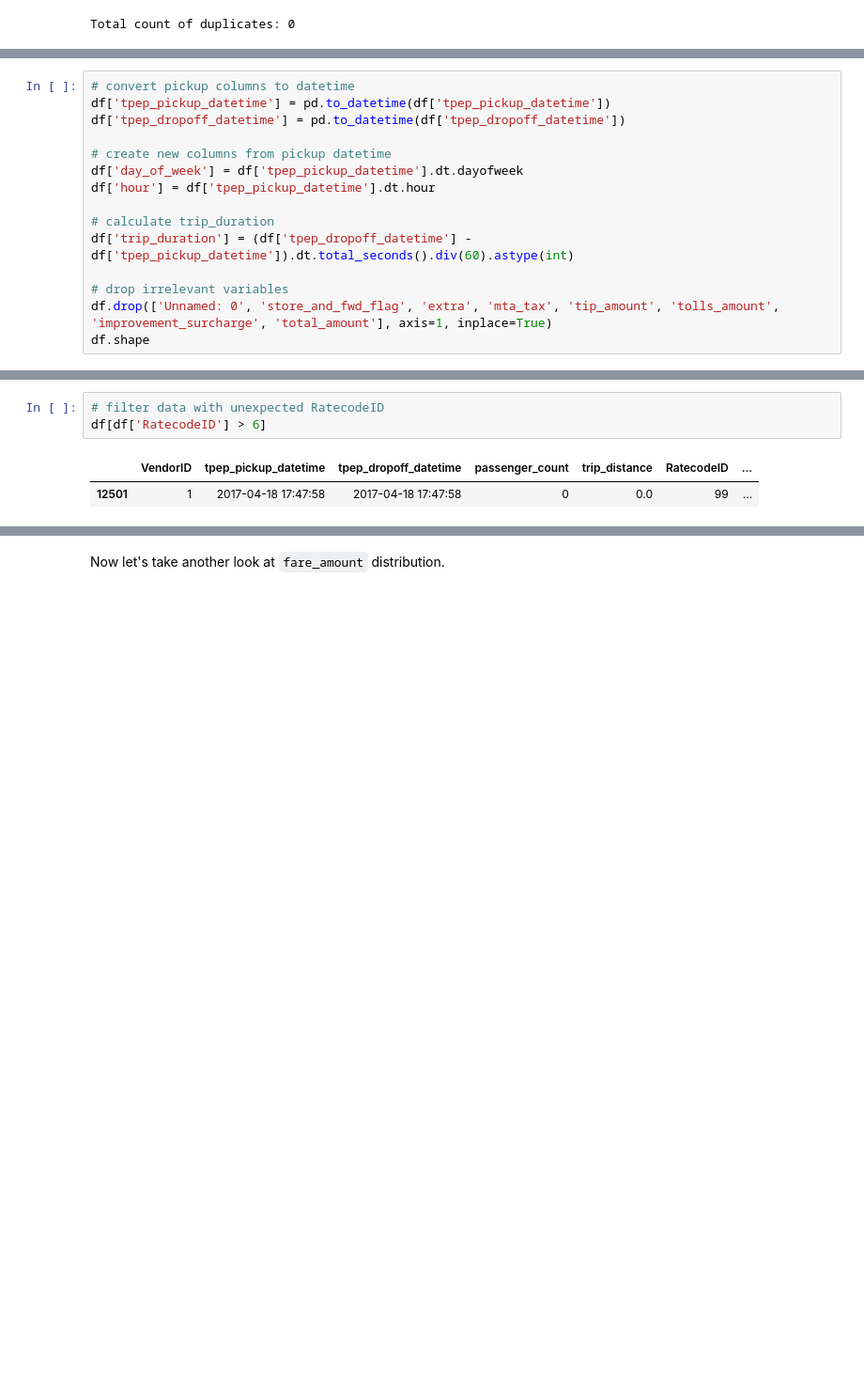
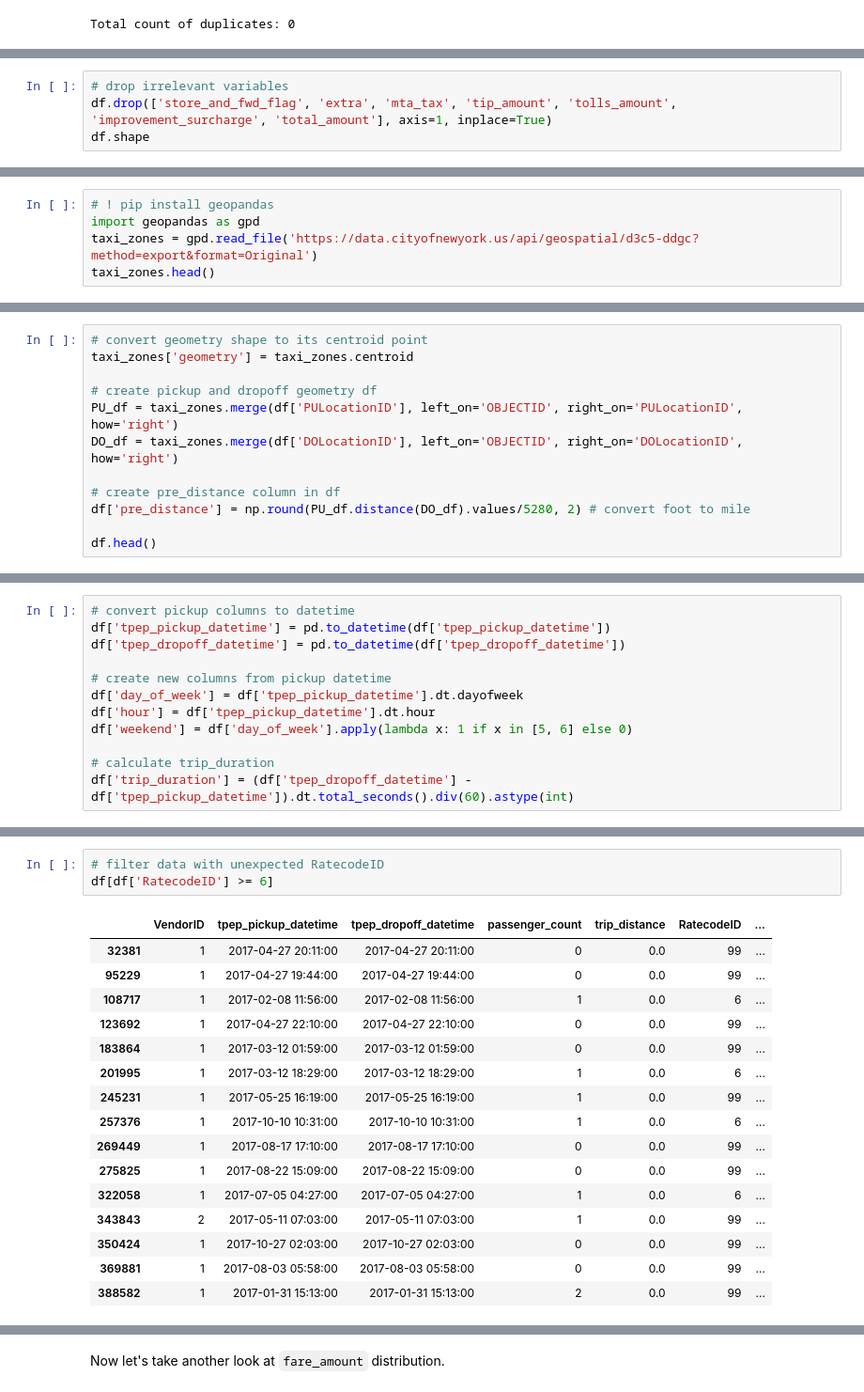
Before and after one commit to maanh96/gg-advanced-data-analytics, a Jupyter notebook: Automatidata/Automatidata project.ipynb, the cells around one changed output, grey strips where cells are left out. Shown at 94% size. Cells and saved outputs as stored; diff of their text form; blank space fills up the shorter version.

```diff
--- a/Automatidata/Automatidata project.ipynb
+++ b/Automatidata/Automatidata project.ipynb
@@ -108 +113,5 @@ The purpose of our project is to develop a regression model that helps estimate
 - Other features are likely irrelevant in our project and would be safe to be dropped.
+# %%
+# drop irrelevant variables
+df.drop(['store_and_fwd_flag', 'extra', 'mta_tax', 'tip_amount', 'tolls_amount', 'improvement_surcharge', 'total_amount'], axis=1, inplace=True)
+df.shape
@@ -108,0 +122,5 @@ The purpose of our project is to develop a regression model that helps estimate
+# %%
+# ! pip install geopandas
+import geopandas as gpd
+taxi_zones = gpd.read_file('https://data.cityofnewyork.us/api/geospatial/d3c5-ddgc?method=export&format=Original')
+taxi_zones.head()
@@ -108,0 +139,12 @@ The purpose of our project is to develop a regression model that helps estimate
+# %%
+# convert geometry shape to its centroid point
+taxi_zones['geometry'] = taxi_zones.centroid
+
+# create pickup and dropoff geometry df
+PU_df = taxi_zones.merge(df['PULocationID'], left_on='OBJECTID', right_on='PULocationID', how='right')
+DO_df = taxi_zones.merge(df['DOLocationID'], left_on='OBJECTID', right_on='DOLocationID', how='right')
+
+# create pre_distance column in df
+df['pre_distance'] = np.round(PU_df.distance(DO_df).values/5280, 2) # convert foot to mile
+
+df.head()
@@ -114,10 +165,7 @@ df['tpep_dropoff_datetime'] = pd.to_datetime(df['tpep_dropoff_datetime'])
 # create new columns from pickup datetime
 df['day_of_week'] = df['tpep_pickup_datetime'].dt.dayofweek
 df['hour'] = df['tpep_pickup_datetime'].dt.hour
+df['weekend'] = df['day_of_week'].apply(lambda x: 1 if x in [5, 6] else 0)
 
 # calculate trip_duration
 df['trip_duration'] = (df['tpep_dropoff_datetime'] - df['tpep_pickup_datetime']).dt.total_seconds().div(60).astype(int)
-
-# drop irrelevant variables
-df.drop(['Unnamed: 0', 'store_and_fwd_flag', 'extra', 'mta_tax', 'tip_amount', 'tolls_amount', 'improvement_surcharge', 'total_amount'], axis=1, inplace=True)
-df.shape
@@ -149,7 +198,21 @@ df.shape
 # %%
 # filter data with unexpected RatecodeID
-df[df['RatecodeID'] > 6]
+df[df['RatecodeID'] >= 6]
 # %% [output]
 |  | VendorID | tpep_pickup_datetime | tpep_dropoff_datetime | passenger_count | trip_distance | RatecodeID | ... |
-| 12501 | 1 | 2017-04-18 17:47:58 | 2017-04-18 17:47:58 | 0 | 0.0 | 99 | ... |
+| 32381 | 1 | 2017-04-27 20:11:00 | 2017-04-27 20:11:00 | 0 | 0.0 | 99 | ... |
+| 95229 | 1 | 2017-04-27 19:44:00 | 2017-04-27 19:44:00 | 0 | 0.0 | 99 | ... |
+| 108717 | 1 | 2017-02-08 11:56:00 | 2017-02-08 11:56:00 | 1 | 0.0 | 6 | ... |
+| 123692 | 1 | 2017-04-27 22:10:00 | 2017-04-27 22:10:00 | 0 | 0.0 | 99 | ... |
+| 183864 | 1 | 2017-03-12 01:59:00 | 2017-03-12 01:59:00 | 0 | 0.0 | 99 | ... |
+| 201995 | 1 | 2017-03-12 18:29:00 | 2017-03-12 18:29:00 | 1 | 0.0 | 6 | ... |
+| 245231 | 1 | 2017-05-25 16:19:00 | 2017-05-25 16:19:00 | 1 | 0.0 | 99 | ... |
+| 257376 | 1 | 2017-10-10 10:31:00 | 2017-10-10 10:31:00 | 1 | 0.0 | 6 | ... |
+| 269449 | 1 | 2017-08-17 17:10:00 | 2017-08-17 17:10:00 | 0 | 0.0 | 99 | ... |
+| 275825 | 1 | 2017-08-22 15:09:00 | 2017-08-22 15:09:00 | 0 | 0.0 | 99 | ... |
+| 322058 | 1 | 2017-07-05 04:27:00 | 2017-07-05 04:27:00 | 1 | 0.0 | 6 | ... |
+| 343843 | 2 | 2017-05-11 07:03:00 | 2017-05-11 07:03:00 | 1 | 0.0 | 99 | ... |
+| 350424 | 1 | 2017-10-27 02:03:00 | 2017-10-27 02:03:00 | 0 | 0.0 | 99 | ... |
+| 369881 | 1 | 2017-08-03 05:58:00 | 2017-08-03 05:58:00 | 0 | 0.0 | 99 | ... |
+| 388582 | 1 | 2017-01-31 15:13:00 | 2017-01-31 15:13:00 | 2 | 0.0 | 99 | ... |
 # %% [markdown]
```
Also changed, not shown: parts of 110 cells of this notebook, 6 other files.
